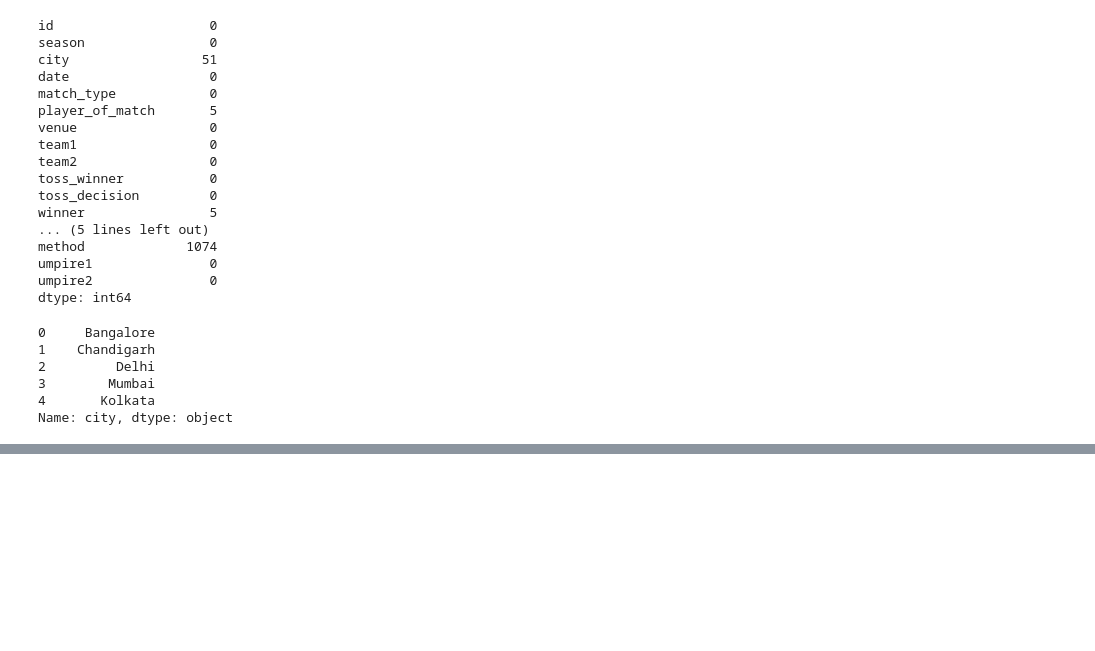
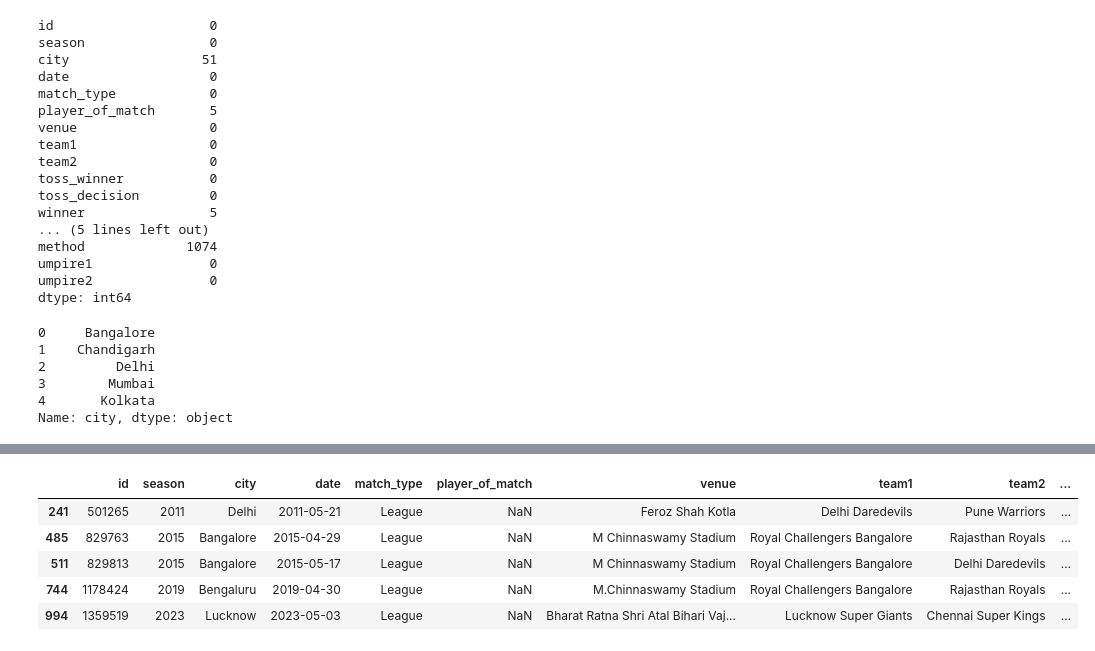
Before and after one commit to SOURAVSHEEL/ipl-prediction-project, a Jupyter notebook: notebooks/data_cleaning.ipynb, the cells around one changed output, grey strips where cells are left out. Drawn from its saved outputs; the diff is of its cells as text; code cells hidden in the pictures; blank space fills up the shorter version.

Commit message:
updated Data cleaning

```diff
--- a/notebooks/data_cleaning.ipynb
+++ b/notebooks/data_cleaning.ipynb
@@ -208,3 +208,13 @@ missing_city
 # %%
 ## imputing the missing values in the city column
 matches_data['city'].fillna('Dubai', inplace=True)
+# %%
+missing_MOM = matches_data[matches_data['player_of_match'].isnull()]
+missing_MOM
+# %% [output]
+|  | id | season | city | date | match_type | player_of_match | venue | team1 | team2 | ... |
+| 241 | 501265 | 2011 | Delhi | 2011-05-21 | League | NaN | Feroz Shah Kotla | Delhi Daredevils | Pune Warriors | ... |
+| 485 | 829763 | 2015 | Bangalore | 2015-04-29 | League | NaN | M Chinnaswamy Stadium | Royal Challengers Bangalore | Rajasthan Royals | ... |
+| 511 | 829813 | 2015 | Bangalore | 2015-05-17 | League | NaN | M Chinnaswamy Stadium | Royal Challengers Bangalore | Delhi Daredevils | ... |
+| 744 | 1178424 | 2019 | Bengaluru | 2019-04-30 | League | NaN | M.Chinnaswamy Stadium | Royal Challengers Bangalore | Rajasthan Royals | ... |
+| 994 | 1359519 | 2023 | Lucknow | 2023-05-03 | League | NaN | Bharat Ratna Shri Atal Bihari Vaj... | Lucknow Super Giants | Chennai Super Kings | ... |
```
Also changed, not shown: parts of 2 cells of this notebook.
